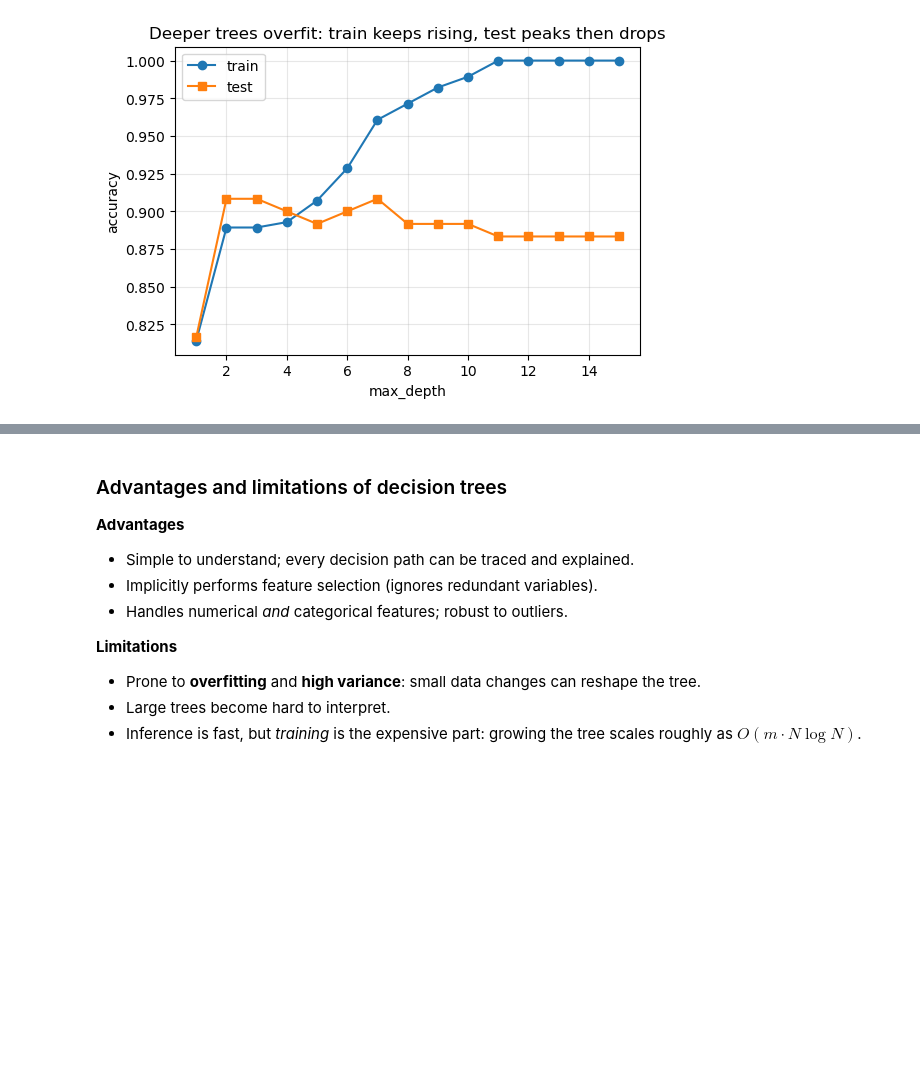
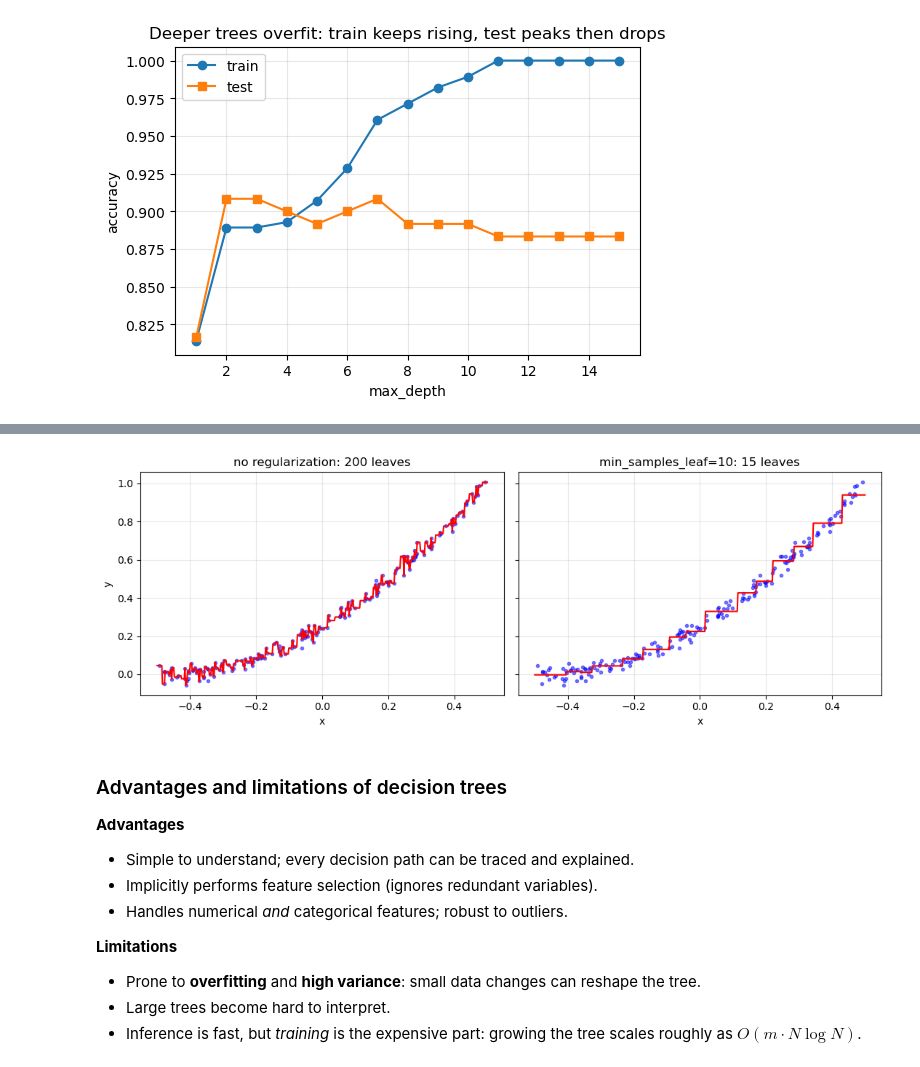
Before and after one commit to dmw2166/ML4Climate2026, a Jupyter notebook: lectures_ML/SupervisedML/treesforests.ipynb, the cells around one changed output, grey strips where cells are left out. Drawn from its saved outputs; the diff is of its cells as text; code cells hidden in the pictures; blank space fills up the shorter version.

```diff
--- a/lectures_ML/SupervisedML/treesforests.ipynb
+++ b/lectures_ML/SupervisedML/treesforests.ipynb
@@ -113,3 +154,14 @@ plt.show()
+# %%
+fig, axs = plt.subplots(1, 2, figsize=(11, 4), sharey=True)
+for ax, kwargs, title in zip(axs, [{}, {"min_samples_leaf": 10}], ["no regularization", "min_samples_leaf=10"]):
+    reg = DecisionTreeRegressor(random_state=42, **kwargs).fit(Xq, yq)
+    ax.plot(Xq, yq, "b.", alpha=0.5)
+    ax.plot(xg, reg.predict(xg), "r-", lw=1.5)
+    ax.set_xlabel("x"); ax.set_title(f"{title}: {reg.get_n_leaves()} leaves"); ax.grid(alpha=0.3)
+axs[0].set_ylabel("y")
+plt.tight_layout(); plt.show()
+# %% [output]
+[figure, added]
 # %% [markdown]
 ### Advantages and limitations of decision trees
 
```
Also changed, not shown: parts of 11 cells of this notebook.
